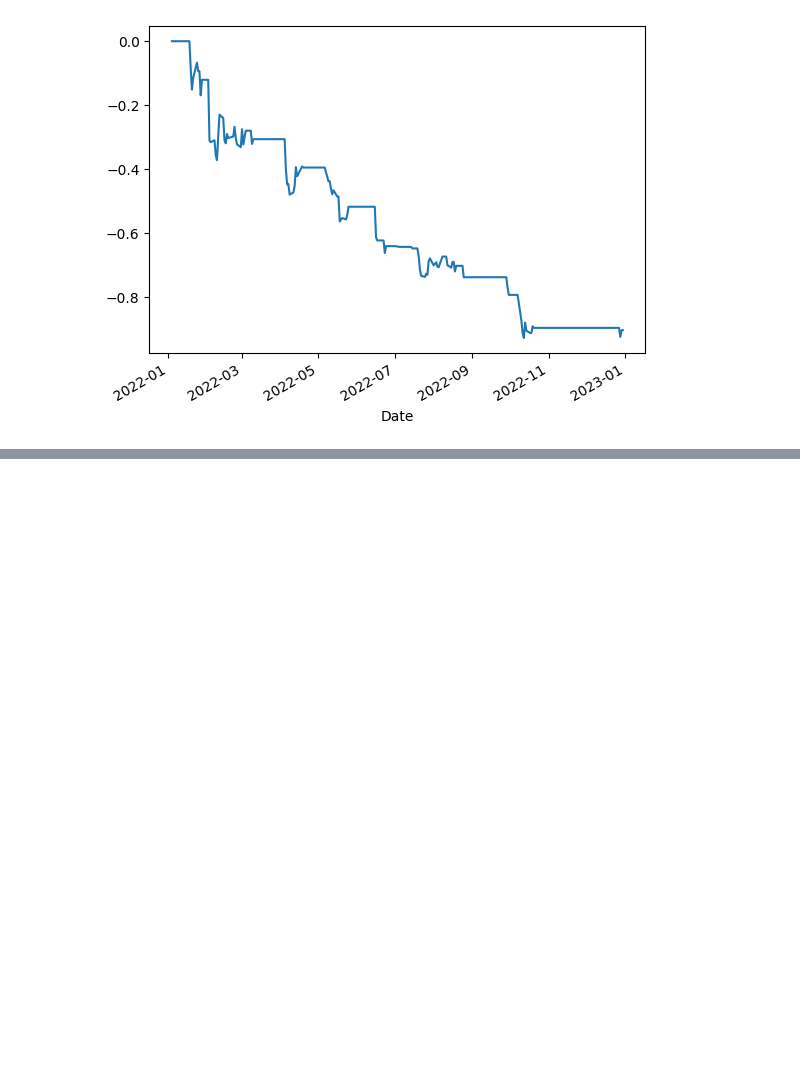
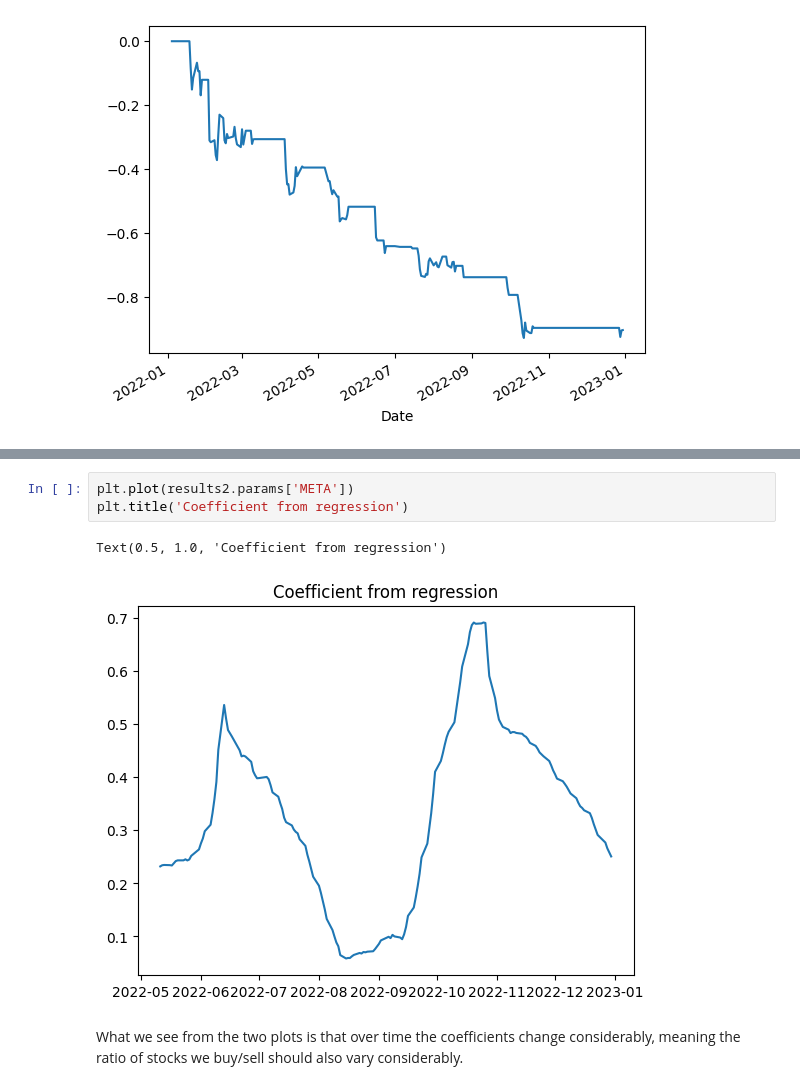
Before and after one commit to at672/CS-Backtesting, a Jupyter notebook: Pairs_Trading.ipynb, the cells around one changed output, grey strips where cells are left out. Drawn from its saved outputs; the diff is of its cells as text; blank space fills up the shorter version.

```diff
--- a/Pairs_Trading.ipynb
+++ b/Pairs_Trading.ipynb
@@ -279,0 +248,8 @@ Notes:
+# %%
+plt.plot(results2.params['META'])
+plt.title('Coefficient from regression')
+# %% [output]
+Text(0.5, 1.0, 'Coefficient from regression')
+[figure, added]
+# %% [markdown]
+What we see from the two plots is that over time the coefficients change considerably, meaning the ratio of stocks we buy/sell should also vary considerably.
```
Also changed, not shown: parts of 17 cells of this notebook.
